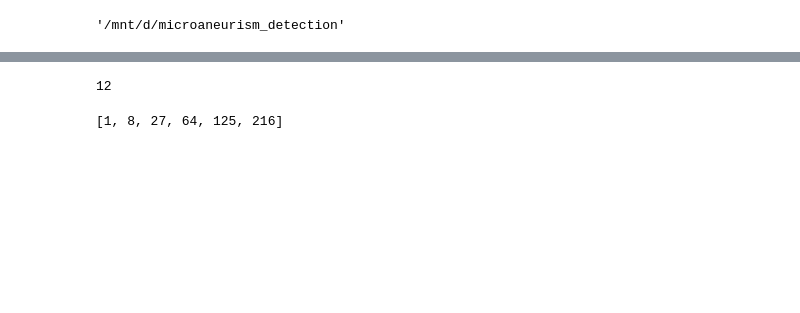
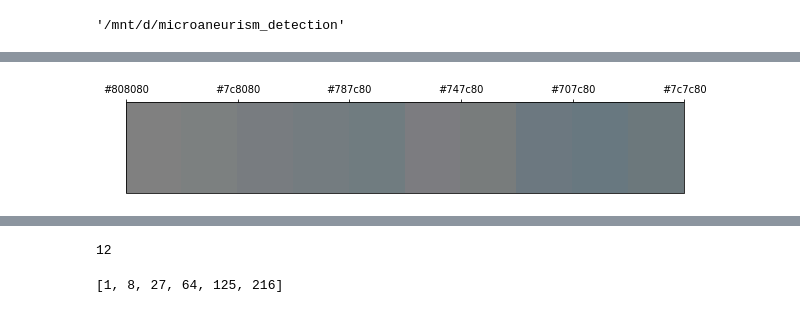
Before and after one commit to migueLib/microaneurism_detection, a Jupyter notebook: notebooks/test.ipynb, the cells around one changed output, grey strips where cells are left out. Cells and saved outputs as stored; diff of their text form; code cells hidden in the pictures; blank space fills up the shorter version.

```diff
--- a/notebooks/test.ipynb
+++ b/notebooks/test.ipynb
@@ -163,0 +173,5 @@ original.im
+# %%
+pal_byfrequency = original.palette[np.argsort(original.counts)][::-1]
+original.plot_color_bar(pal_byfrequency[:10])
+# %% [output]
+[figure, added]
```
Also changed, not shown: parts of 6 cells of this notebook, 2 other files.
